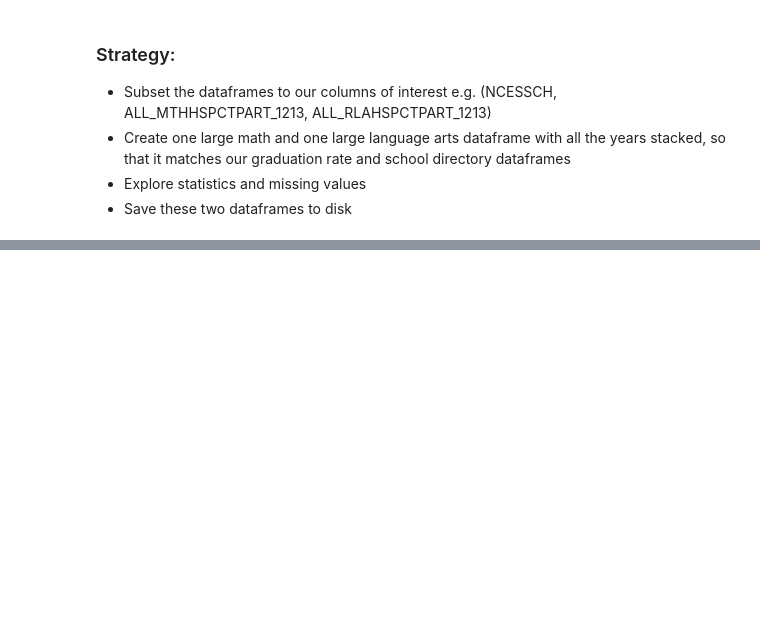
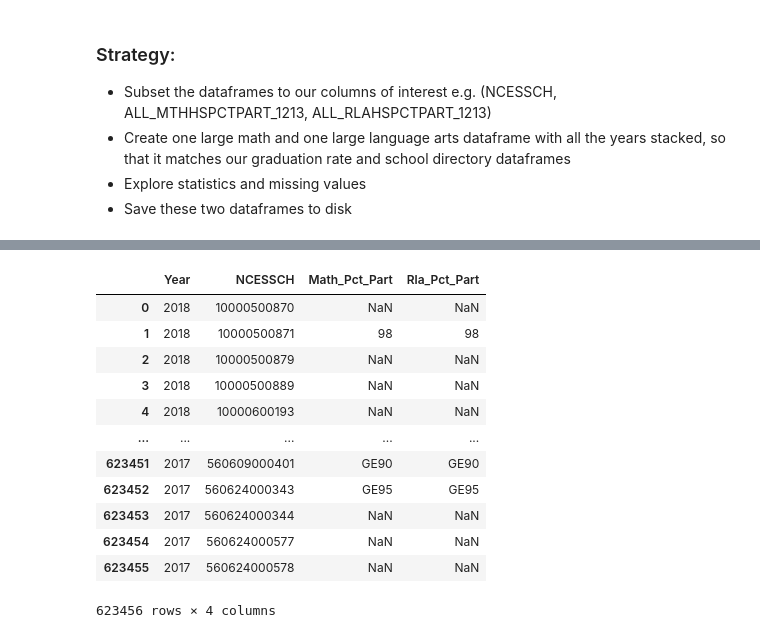
Before and after one commit to georgetown-analytics/student-outcomes, a Jupyter notebook: notebooks/EDA_math_language_arts_proficiency_tests.ipynb, the cells around one changed output, grey strips where cells are left out. Cells and saved outputs as stored; diff of their text form; code cells hidden in the pictures; blank space fills up the shorter version.

```diff
--- a/notebooks/EDA_math_language_arts_proficiency_tests.ipynb
+++ b/notebooks/EDA_math_language_arts_proficiency_tests.ipynb
@@ -136,0 +179,16 @@ new_dfs[0]
+# %%
+merged_data
+# %% [output]
+|  | Year | NCESSCH | Math_Pct_Part | Rla_Pct_Part |
+| 0 | 2018 | 10000500870 | NaN | NaN |
+| 1 | 2018 | 10000500871 | 98 | 98 |
+| 2 | 2018 | 10000500879 | NaN | NaN |
+| 3 | 2018 | 10000500889 | NaN | NaN |
+| 4 | 2018 | 10000600193 | NaN | NaN |
+| ... | ... | ... | ... | ... |
+| 623451 | 2017 | 560609000401 | GE90 | GE90 |
+| 623452 | 2017 | 560624000343 | GE95 | GE95 |
+| 623453 | 2017 | 560624000344 | NaN | NaN |
+| 623454 | 2017 | 560624000577 | NaN | NaN |
+| 623455 | 2017 | 560624000578 | NaN | NaN |
+623456 rows × 4 columns
```
Also changed, not shown: parts of 15 cells of this notebook, 1 other file.
